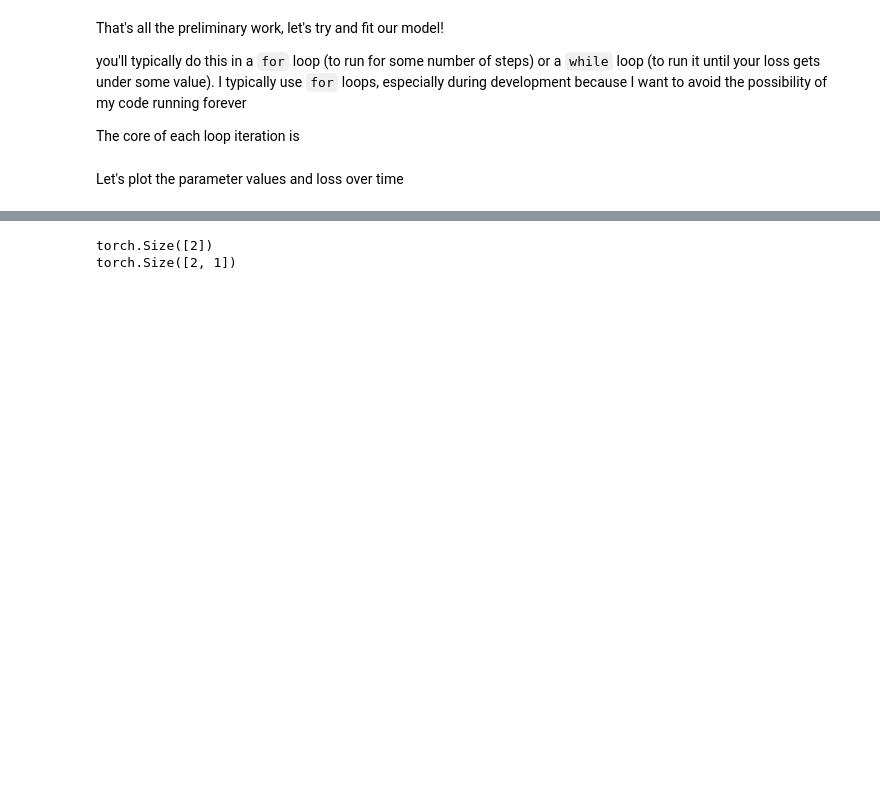
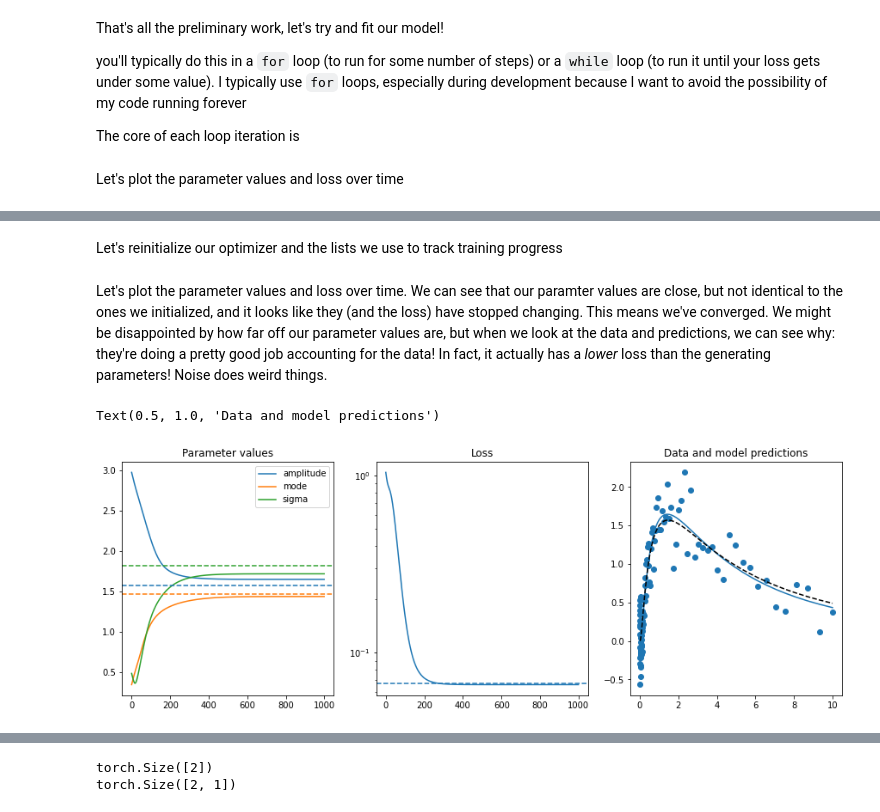
Before and after one commit to billbrod/pytorch_introduction, a Jupyter notebook: pytorch_intro.ipynb, the cells around one changed output, grey strips where cells are left out. Cells and saved outputs as stored; diff of their text form; code cells hidden in the pictures; blank space fills up the shorter version.

```diff
--- a/pytorch_intro.ipynb
+++ b/pytorch_intro.ipynb
@@ -236 +300,50 @@ Text(0.5, 1.0, 'Loss')
+# %% [markdown]
+Let's reinitialize our optimizer and the lists we use to track training progress
+# %%
+optim = torch.optim.Adam(voxel.parameters(), lr=1e-2,)
+# %%
+losses = []
+param_vals = torch.tensor([])
+# %%
+new_params = []
+pbar = tqdm(range(1000))
+for i in pbar:
+    # these next four lines are the core of the loop:
+    # 1. generate the prediction
+    y_pred = voxel(x)
+    # 2. compute the loss
+    loss = obj_func(y, y_pred)
+    # 3. Reset the gradients (see https://stackoverflow.com/a/48009142 for why this is necessary)
+    optim.zero_grad()
+    # 4. compute the gradients of the loss wrt to each parameter ("run the backwards pass")
+    loss.backward()
+    # 5. update all the parameters ("step the optimizer")
+    optim.step()
+    # these next lines are just to keep track of the loss and parameter values over time
+    # .item() and .clone().detach() do the same thing -- make sure that we just get the *value*,
+    # rather than the *object* itself (which will update on each loop) (.item() only works for scalars)
+    losses.append(loss.item())
+    new_params.append(torch.tensor([p.item() for p in voxel.parameters()]))
+    pbar.set_postfix(loss=losses[-1], params=new_params[-1], )
+# turn this list of 1d tensors into one 2d tensor
+param_vals = torch.concat([param_vals, torch.stack(new_params)])
+# %% [markdown]
+Let's plot the parameter values and loss over time. We can see that our paramter values are close, but not identical to the ones we initialized, and it looks like they (and the loss) have stopped changing. This means we've converged. We might be disappointed by how far off our parameter values are, but when we look at the data and predictions, we can see why: they're doing a pretty good job accounting for the data! In fact, it actually has a *lower* loss than the generating parameters! Noise does weird things.
+# %%
+fig, axes = plt.subplots(1, 3, figsize=(15, 5))
+axes[0].plot(param_vals)
+axes[0].legend(['amplitude', 'mode', 'sigma'])
+axes[0].set_title('Parameter values')
+for i, val in enumerate([amplitude, mode, sigma]):
+    axes[0].axhline(val.item(), c=f'C{i}', linestyle='--')
+axes[1].semilogy(losses)
+axes[1].set_title("Loss")
+axes[1].axhline(obj_func(y, log_gauss(x, amplitude, mode, sigma)), linestyle='--')
+axes[2].scatter(x, y)
+axes[2].plot(x, voxel(x).detach())
+axes[2].plot(x, log_gauss(x, amplitude, mode, sigma), 'k--')
+axes[2].set_title("Data and model predictions")
+# %% [output]
+Text(0.5, 1.0, 'Data and model predictions')
+[figure, added]
 # %% [markdown]
```
Also changed, not shown: parts of 37 cells of this notebook.
